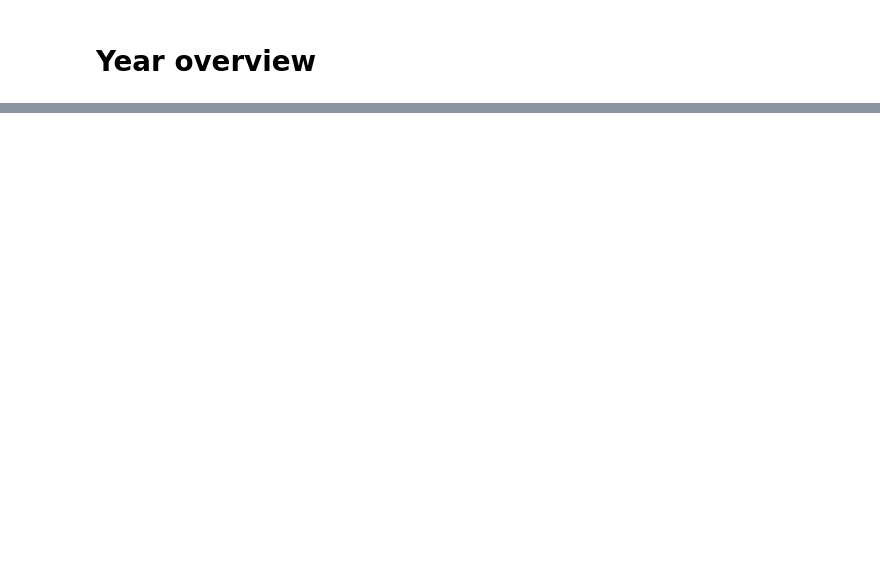
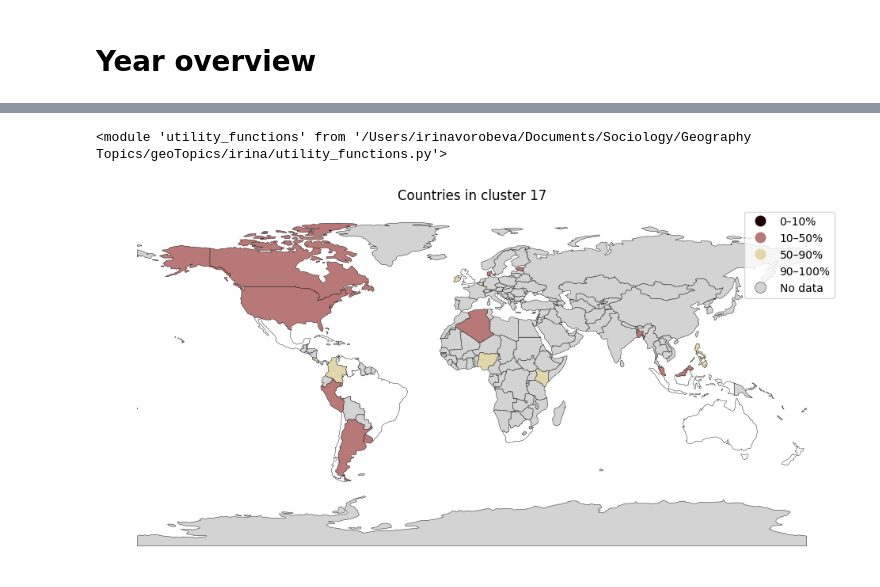
Before and after one commit to irivorobey/geoTopics, a Jupyter notebook: irina/mapping_analysis.ipynb, the cells around one changed output, grey strips where cells are left out. Drawn from its saved outputs; the diff is of its cells as text; code cells hidden in the pictures; blank space fills up the shorter version.

```diff
--- a/irina/mapping_analysis.ipynb
+++ b/irina/mapping_analysis.ipynb
@@ -507,0 +1006,16 @@ uf.plot_heatmap(df_spec, df_spec.columns, df_spec.index, line_height=10,
+# %%
+cluster = 17
+
+years_list = df_map_analysis.query("cluster == @cluster").year.drop_duplicates().sort_values().to_list()
+years_list_full = range(years_list[0], years_list[-1]+1)
+
+df_cluster_profile = df_profile_yearly.xs(cluster, level=0)[ordered_subfields]
+df_plot = (
+    df_cluster_profile[ordered_subfields]
+    .sub(df_baricenter_global_yearly.loc[df_cluster_profile.index, ordered_subfields])
+    .div(df_prob_yearly.std())
+)
+# %%
+importlib.reload(uf)
+# %% [output]
+<module 'utility_functions' from '/Users/irinavorobeva/Documents/Sociology/Geography Topics/geoTopics/irina/utility_functions.py'>
@@ -507,0 +1048,32 @@ uf.plot_heatmap(df_spec, df_spec.columns, df_spec.index, line_height=10,
+# %%
+# --- 4. Merge with world map ---
+world = world_url.merge(
+    df_cluster_country_count,
+    left_on="ISO_A3",
+    right_on="alpha-3",
+    how="left"
+)
+
+# --- 5. Plot ---
+fig, ax = plt.subplots(figsize=(12, 6))
+
+world.plot(
+    column="year_cat",   # categorical column
+    cmap="pink",            # automatically applied
+    legend=True,               # clean legend
+    edgecolor="black",
+    linewidth=0.3,
+    ax=ax,
+    missing_kwds={
+        "color": "lightgrey",
+        "label": "No data"
+    }
+)
+
+# --- 6. Styling ---
+ax.set_axis_off()
+ax.set_title(f"Countries in cluster {cluster}")
+
+plt.show()
+# %% [output]
+[figure, added]
```
Also changed, not shown: parts of 62 cells of this notebook, 5 other files.
